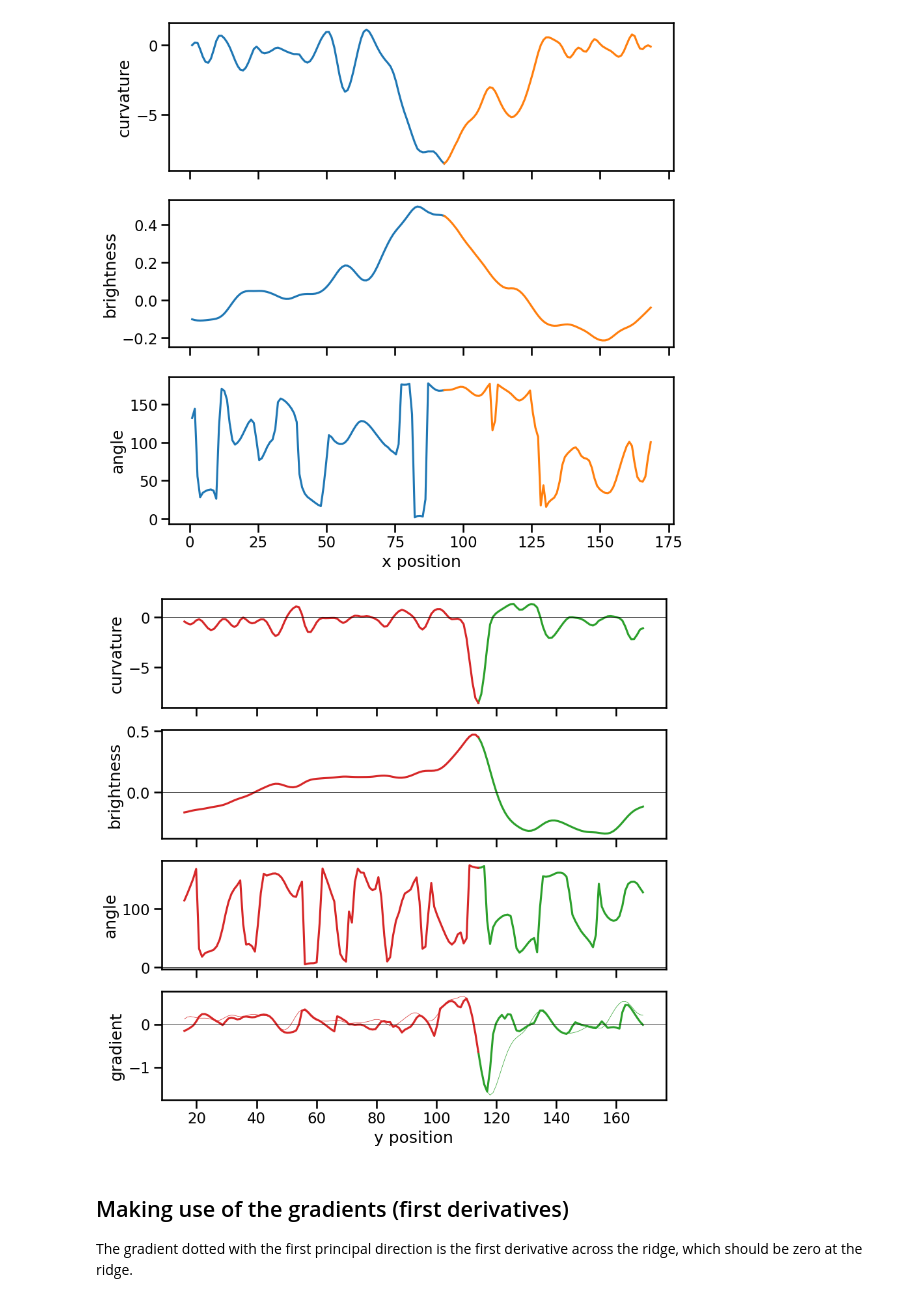
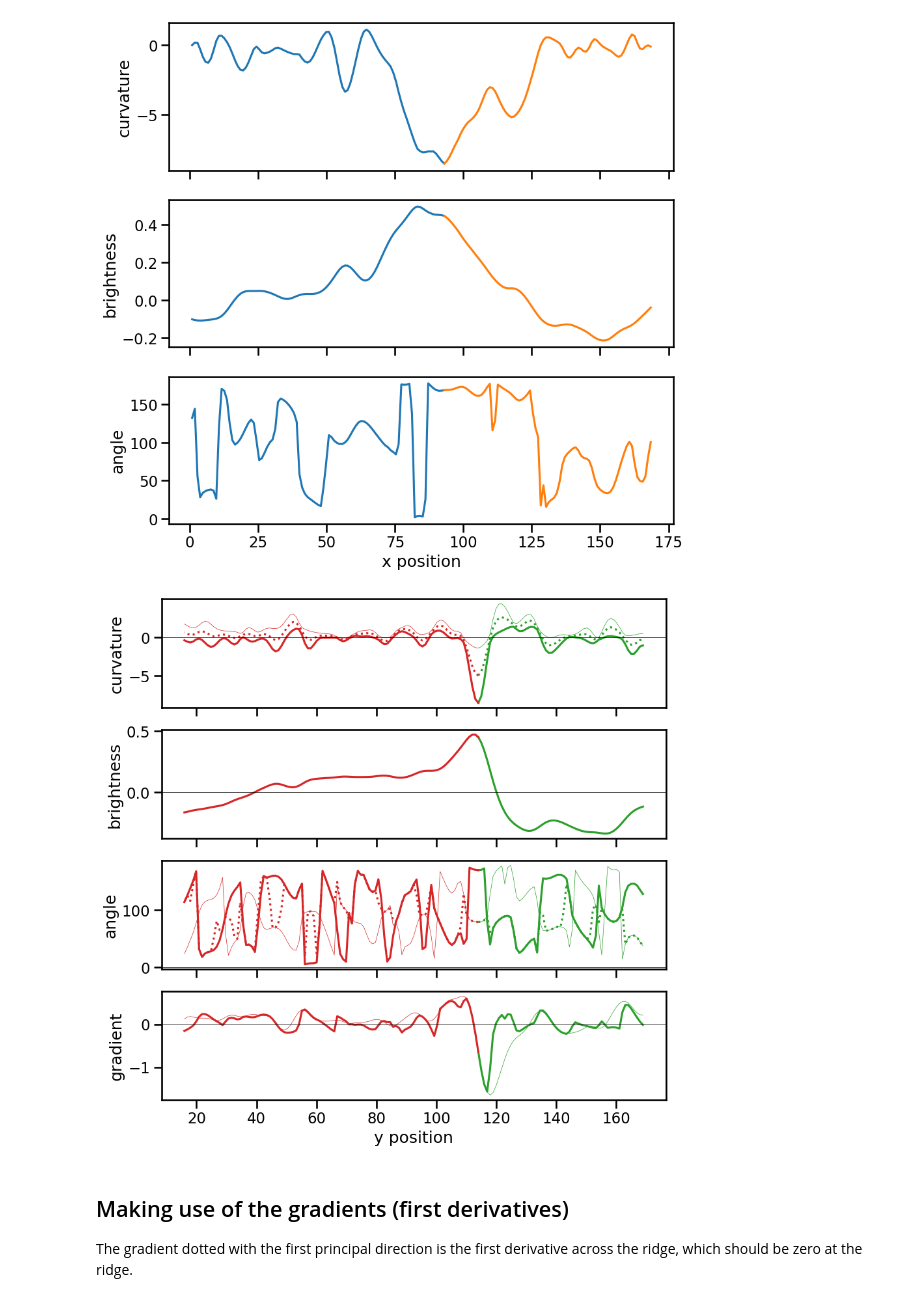
Before and after one commit to div-B-equals-0/ridge-trace, a Jupyter notebook: notebooks/design00.ipynb, the cells around one changed output. Saved outputs shown, nothing was run; the diff lists cells and outputs as text; code cells hidden in the pictures.

```diff
--- a/notebooks/design00.ipynb
+++ b/notebooks/design00.ipynb
@@ -96,27 +96,37 @@ axes[2].set(xlabel="x position", ylabel="angle")
 ...;
 # %% [output]
 [figure]
+# %%
+thm = np.where(ic.kmean < 0, ic.theta1, ic.theta2)
 # %%
 fig, axes = plt.subplots(4, 1, sharex=True, figsize=(10, 10))
 axes[0].plot(line3.points.y, line3.image_values(ic.kappa1), color='C2')
 axes[0].plot(line4.points.y, line4.image_values(ic.kappa1), color='C3')
+axes[0].plot(line3.points.y, line3.image_values(ic.kappa2), color='C2', lw=0.5)
+axes[0].plot(line4.points.y, line4.image_values(ic.kappa2), color='C3', lw=0.5)
+axes[0].plot(line3.points.y, line3.image_values(ic.kmean), color='C2', ls="dotted")
+axes[0].plot(line4.points.y, line4.image_values(ic.kmean), color='C3', ls="dotted")
 axes[1].plot(line3.points.y, line3.image_values(ic.image), color='C2')
 axes[1].plot(line4.points.y, line4.image_values(ic.image), color='C3')
 axes[2].plot(line3.points.y, line3.image_values(ic.theta2), color='C2')
 axes[2].plot(line4.points.y, line4.image_values(ic.theta2), color='C3')
+axes[2].plot(line3.points.y, line3.image_values(ic.theta1), color='C2', lw=0.5)
+axes[2].plot(line4.points.y, line4.image_values(ic.theta1), color='C3', lw=0.5)
+axes[2].plot(line3.points.y, line3.image_values(thm), color='C2', ls="dotted")
+axes[2].plot(line4.points.y, line4.image_values(thm), color='C3', ls="dotted")
 axes[3].plot(line3.points.y, line3.image_values(ic.grad_y), color='C2', lw=0.5)
 axes[3].plot(line4.points.y, line4.image_values(ic.grad_y), color='C3', lw=0.5)
 axes[3].plot(line3.points.y, line3.image_values(ic.grad1), color='C2')
 axes[3].plot(line4.points.y, line4.image_values(ic.grad1), color='C3')
 axes[0].set(ylabel="curvature")
 axes[1].set(ylabel="brightness")
 axes[2].set(ylabel="angle")
 axes[3].set(xlabel="y position", ylabel="gradient")
 for ax in axes:
     ax.axhline(0.0, color='k', lw=0.5)
 ...;
 # %% [output]
-[figure, old version]
+[figure, new version]
 # %% [markdown]
 ## Making use of the gradients (first derivatives)
 
```
Also changed, not shown: parts of 10 cells of this notebook.
